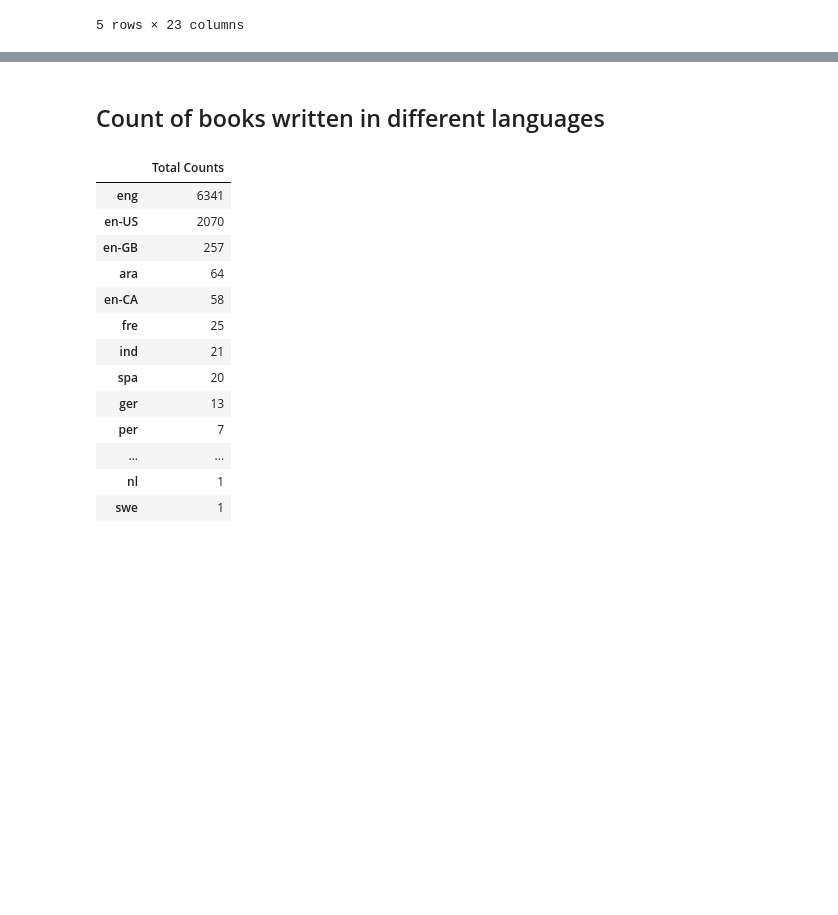
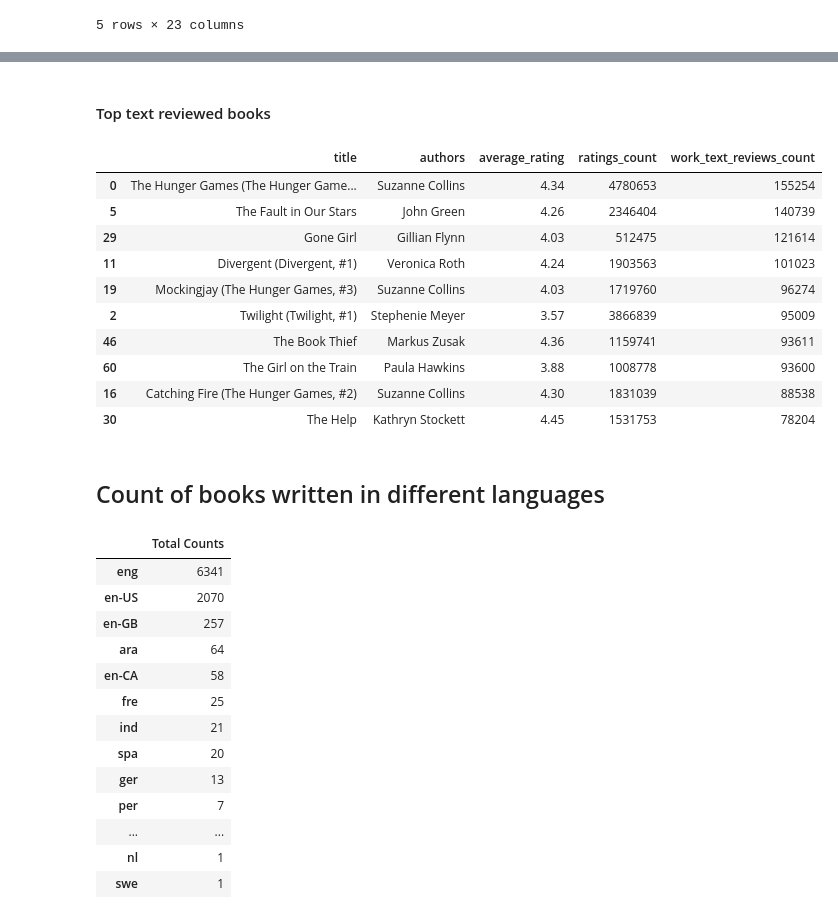
Before and after one commit to ChetanNain/CMPE-255, a Jupyter notebook: data_preprocessing/data_preprocessing_chetan_nain.ipynb, the cells around one changed output, grey strips where cells are left out. Cells and saved outputs as stored; diff of their text form; code cells hidden in the pictures; blank space fills up the shorter version.

Commit message:
Made changes in pre-processing and paper
Added some code for data analysis

```diff
--- a/data_preprocessing/data_preprocessing_chetan_nain.ipynb
+++ b/data_preprocessing/data_preprocessing_chetan_nain.ipynb
@@ -171,3 +191,20 @@ Text(0, 0.5, 'Book Title')
+# %% [markdown]
+#### Top text reviewed books
+# %%
+book_sorted_reviews_count = books_data[books_data['ratings_count']>=1000].sort_values('work_text_reviews_count', ascending=False)
+book_sorted_reviews_count[['title','authors','average_rating','ratings_count','work_text_reviews_count']].head(10)
+# %% [output]
+|  | title | authors | average_rating | ratings_count | work_text_reviews_count |
+| 0 | The Hunger Games (The Hunger Game... | Suzanne Collins | 4.34 | 4780653 | 155254 |
+| 5 | The Fault in Our Stars | John Green | 4.26 | 2346404 | 140739 |
+| 29 | Gone Girl | Gillian Flynn | 4.03 | 512475 | 121614 |
+| 11 | Divergent (Divergent, #1) | Veronica Roth | 4.24 | 1903563 | 101023 |
+| 19 | Mockingjay (The Hunger Games, #3) | Suzanne Collins | 4.03 | 1719760 | 96274 |
+| 2 | Twilight (Twilight, #1) | Stephenie Meyer | 3.57 | 3866839 | 95009 |
+| 46 | The Book Thief | Markus Zusak | 4.36 | 1159741 | 93611 |
+| 60 | The Girl on the Train | Paula Hawkins | 3.88 | 1008778 | 93600 |
+| 16 | Catching Fire (The Hunger Games, #2) | Suzanne Collins | 4.30 | 1831039 | 88538 |
+| 30 | The Help | Kathryn Stockett | 4.45 | 1531753 | 78204 |
 # %% [markdown]
 ## Count of books written in different languages
 # %%
```
Also changed, not shown: parts of 8 cells of this notebook, 2 other files.
